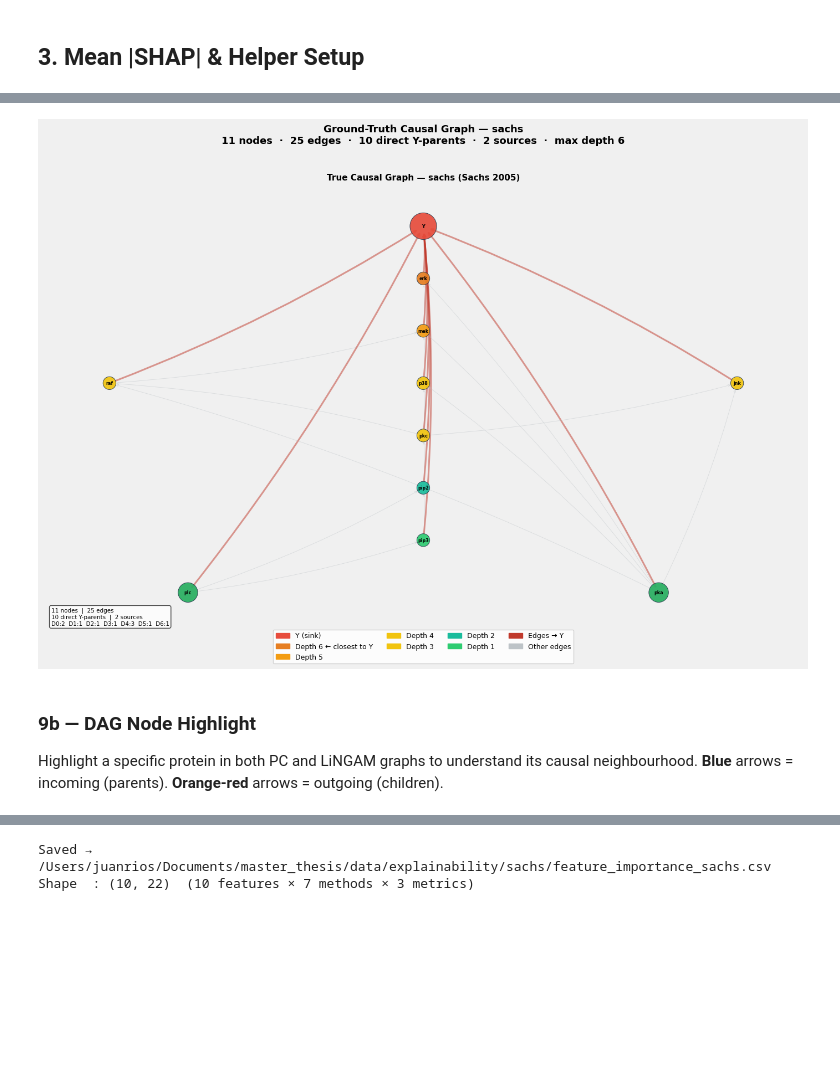
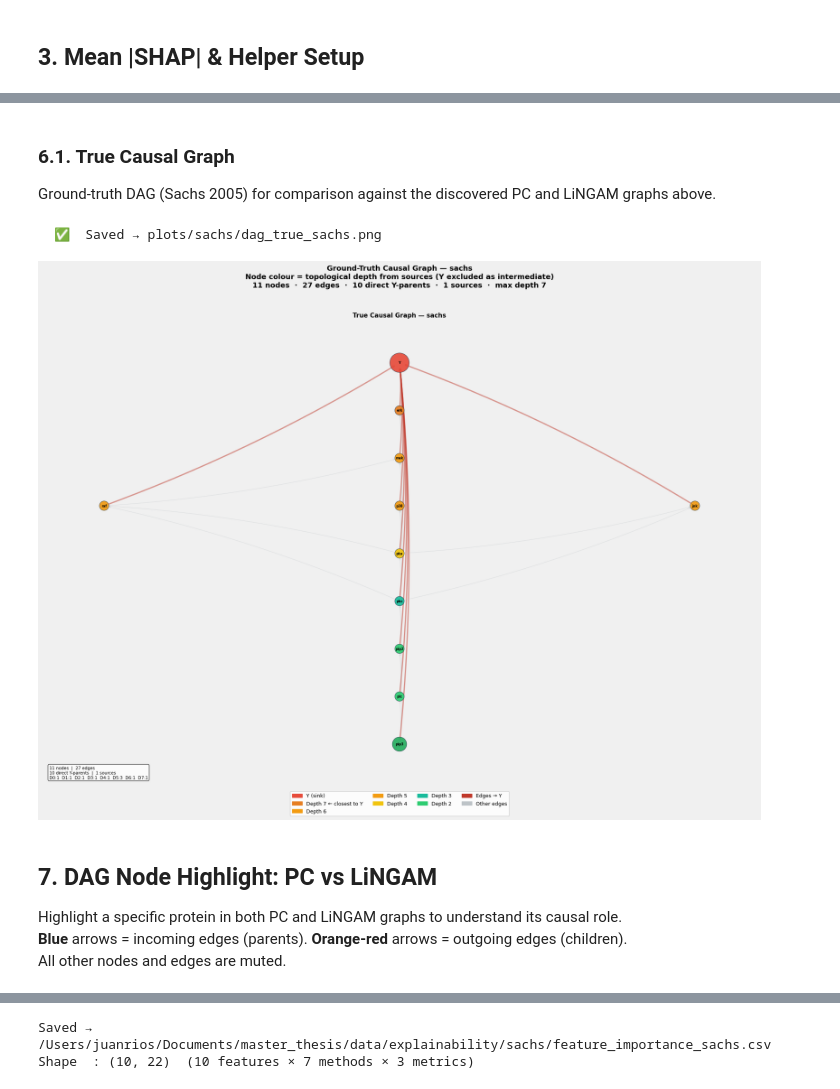
Before and after one commit to juanriosg12/master_thesis, a Jupyter notebook: notebooks/real_data_analysis.ipynb, the cells around one changed output, grey strips where cells are left out. Cells and saved outputs as stored; diff of their text form; code cells hidden in the pictures; blank space fills up the shorter version.

```diff
--- a/notebooks/real_data_analysis.ipynb
+++ b/notebooks/real_data_analysis.ipynb
@@ -459,37 +323,19 @@ Metric                                 True         PC     LiNGAM
+# %% [markdown]
+### 6.1. True Causal Graph
+
+Ground-truth DAG (Sachs 2005) for comparison against the discovered PC and LiNGAM graphs above.
 # %%
-# ── True (ground-truth) causal graph — standalone panel ───────────────────────
-fig_true, ax_true = plt.subplots(1, 1, figsize=(14, 10))
-fig_true.patch.set_facecolor('#f0f0f0')
-
-draw_dag(ax_true, G_true, pos_true, td_true, src_true, y_true, ml_true,
-         f'True Causal Graph — {DATASET} (Sachs 2005)')
-
-legend_entries_true = [mpatches.Patch(color='#e74c3c', label='Y (sink)')]
-for prox in range(min(len(PROX_PALETTE), ml_true + 1)):
-    idx = int(round(prox / max(ml_true, 1) * (len(PROX_PALETTE) - 1)))
-    col = PROX_PALETTE[min(idx, len(PROX_PALETTE) - 1)]
-    d   = ml_true - prox
-    lbl = (f'Depth {d} — sources (no parents)' if prox == ml_true
-           else f'Depth {d}' + (' ← closest to Y' if prox == 0 else ''))
-    legend_entries_true.append(mpatches.Patch(color=col, label=lbl))
-legend_entries_true += [mpatches.Patch(color='#c0392b', label='Edges → Y'),
-                        mpatches.Patch(color='#bdc3c7', label='Other edges')]
-fig_true.legend(handles=legend_entries_true, loc='lower center', ncol=4, fontsize=9,
-                framealpha=0.85, bbox_to_anchor=(0.5, 0.01))
-fig_true.suptitle(
-    f'Ground-Truth Causal Graph — {DATASET}\n'
-    f'{G_true.number_of_nodes()} nodes  ·  {G_true.number_of_edges()} edges  ·  '
-    f'{sum(1 for u,v in G_true.edges() if v==y_true)} direct Y-parents  ·  '
-    f'{len(src_true)} sources  ·  max depth {ml_true}',
-    fontsize=13, fontweight='bold', y=0.99,
+fig_true = plot_true_dag(
+    G_true, pos_true, td_true, src_true, y_true, ml_true,
+    DATASET, PROX_PALETTE, save_dir=PLOTS_DIR,
 )
-plt.tight_layout(rect=[0, 0.06, 1, 0.97])
-plt.show()
 # %% [output]
+  ✅  Saved → plots/sachs/dag_true_sachs.png
-[figure, old version]
+[figure, new version]
 # %% [markdown]
-### 9b — DAG Node Highlight
+## 7. DAG Node Highlight: PC vs LiNGAM
 
-Highlight a specific protein in both PC and LiNGAM graphs to understand its causal neighbourhood.
-**Blue** arrows = incoming (parents). **Orange-red** arrows = outgoing (children).
+Highlight a specific protein in both PC and LiNGAM graphs to understand its causal role.
+**Blue** arrows = incoming edges (parents). **Orange-red** arrows = outgoing edges (children).
+All other nodes and edges are muted.
 # %%
```
Also changed, not shown: parts of 49 cells of this notebook, 45 other files.
